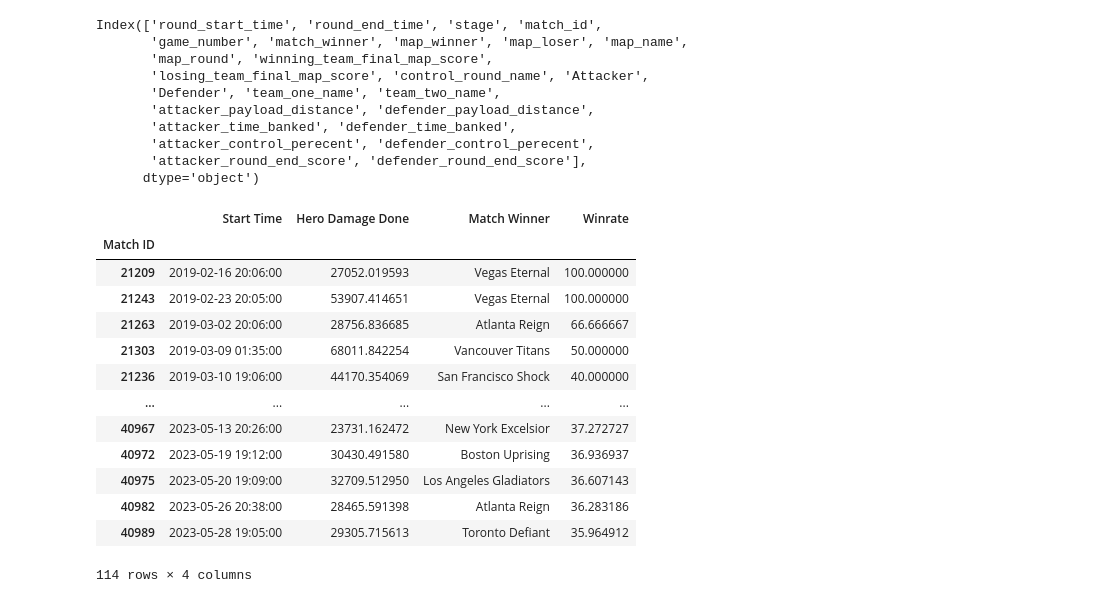
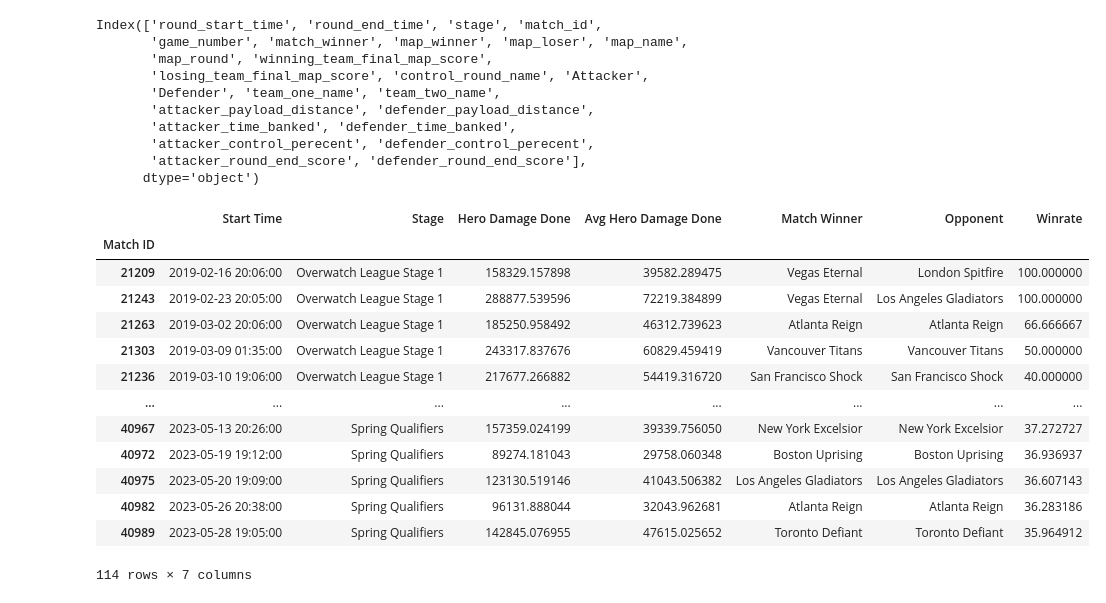
Before and after one commit to antaww/Overgraph, a Jupyter notebook: src/owl.ipynb, the cells around one changed output. Saved outputs shown, nothing was run; the diff lists cells and outputs as text; code cells hidden in the pictures.

Commit message:
feat(streamlit): Team profile page v2.

```diff
--- a/src/owl.ipynb
+++ b/src/owl.ipynb
@@ -210,12 +210,32 @@ Index(['round_start_time', 'round_end_time', 'stage', 'match_id',
       dtype='object')
 # %%
 # |export
-def team_evolution(team: str, stat: str) -> pd.DataFrame:
+def get_team_profile(team: str, stat: str, stage: str = None) -> pd.DataFrame:
     result = df[df['team'] == team]
     result = result[result['stat'] == stat]
     result = result[result['hero'] == 'All Heroes']
-    result = result.groupby(['match_id', 'start_time'])['stat_amount'].sum()
-    result = result.to_frame().reset_index().merge(map_stats[['match_id', 'match_winner']], on='match_id')
+    if stage:
+        print('stage filter')
+        result = result[result['stage'] == stage]
+    # sum of every stat_amount for the same match_id
+    stat_result = result.groupby(['match_id'])['stat_amount'].sum()
+    # before calculating the avg_stat, sum the stat_amount for the same match_id and same start_time
+    # example:  3 differents start_time & 1 match_id, the mean will be the sum of the 3 stat_amount divided by 3
+    total_stat_amount = result.groupby(['match_id', 'start_time'])['stat_amount'].sum()
+    # get the number of start_time for the same match_id
+    number_of_start_time_per_match = total_stat_amount.groupby(['match_id']).count()
+    # calculate the avg_stat
+    avg_stat = total_stat_amount.groupby(['match_id']).sum() / number_of_start_time_per_match
+    result['stat_match_total'] = result['match_id'].apply(lambda x: stat_result[x])
+    result['avg_stat'] = result['match_id'].apply(lambda x: avg_stat[x])
+    # make every value of stat_match_total in stat_amount
+    result['stat_amount'] = result['stat_match_total']
+    result = result.drop(columns=['stat_match_total'])
+    result = result.reset_index().merge(
+        map_stats[['match_id', 'match_winner', 'team_one_name', 'team_two_name']], on='match_id')
+    result['opponent'] = result['team_one_name']
+    result['opponent'] = result['opponent'].where(result['team_one_name'] != team, result['team_two_name'])
+    result = result.drop(columns=['team_one_name', 'team_two_name'])
     result = result.drop_duplicates(subset='match_id')
     result = result.set_index('match_id')
     result['start_time'] = result['start_time'].str.replace(' UTC', '')
@@ -233,28 +253,31 @@ def team_evolution(team: str, stat: str) -> pd.DataFrame:
             loss += 1
         result.loc[match, 'winrate'] = win / (win + loss) * 100
 
+    # delete useless columns
+    result = result.drop(columns=['index', 'stat', 'map_type', 'map', 'player', 'hero', 'team'])
+
     result.rename(
-        columns={'start_time': 'Start Time', 'stat_amount': stat, 'match_winner': 'Match Winner', 'winrate': 'Winrate'},
+        columns={'start_time': 'Start Time', 'stat_amount': stat, 'match_winner': 'Match Winner', 'winrate': 'Winrate', 'opponent': 'Opponent', 'stage': 'Stage', 'avg_stat': f'Avg {stat}'},
         inplace=True)
     result.index.name = 'Match ID'
     return result
 # %%
-team_evolution('Vegas Eternal', 'Hero Damage Done')
+get_team_profile('Vegas Eternal', 'Hero Damage Done')
 # %% [output]
-|  | Start Time | Hero Damage Done | Match Winner | Winrate |
-| Match ID |  |  |  |  |
-| 21209 | 2019-02-16 20:06:00 | 27052.019593 | Vegas Eternal | 100.000000 |
-| 21243 | 2019-02-23 20:05:00 | 53907.414651 | Vegas Eternal | 100.000000 |
-| 21263 | 2019-03-02 20:06:00 | 28756.836685 | Atlanta Reign | 66.666667 |
-| 21303 | 2019-03-09 01:35:00 | 68011.842254 | Vancouver Titans | 50.000000 |
-| 21236 | 2019-03-10 19:06:00 | 44170.354069 | San Francisco Shock | 40.000000 |
-| ... | ... | ... | ... | ... |
-| 40967 | 2023-05-13 20:26:00 | 23731.162472 | New York Excelsior | 37.272727 |
-| 40972 | 2023-05-19 19:12:00 | 30430.491580 | Boston Uprising | 36.936937 |
-| 40975 | 2023-05-20 19:09:00 | 32709.512950 | Los Angeles Gladiators | 36.607143 |
-| 40982 | 2023-05-26 20:38:00 | 28465.591398 | Atlanta Reign | 36.283186 |
-| 40989 | 2023-05-28 19:05:00 | 29305.715613 | Toronto Defiant | 35.964912 |
+|  | Start Time | Stage | Hero Damage Done | Avg Hero Damage Done | Match Winner | Opponent | Winrate |
+| Match ID |  |  |  |  |  |  |  |
+| 21209 | 2019-02-16 20:06:00 | Overwatch League Stage 1 | 158329.157898 | 39582.289475 | Vegas Eternal | London Spitfire | 100.000000 |
+| 21243 | 2019-02-23 20:05:00 | Overwatch League Stage 1 | 288877.539596 | 72219.384899 | Vegas Eternal | Los Angeles Gladiators | 100.000000 |
+| 21263 | 2019-03-02 20:06:00 | Overwatch League Stage 1 | 185250.958492 | 46312.739623 | Atlanta Reign | Atlanta Reign | 66.666667 |
+| 21303 | 2019-03-09 01:35:00 | Overwatch League Stage 1 | 243317.837676 | 60829.459419 | Vancouver Titans | Vancouver Titans | 50.000000 |
+| 21236 | 2019-03-10 19:06:00 | Overwatch League Stage 1 | 217677.266882 | 54419.316720 | San Francisco Shock | San Francisco Shock | 40.000000 |
+| ... | ... | ... | ... | ... | ... | ... | ... |
+| 40967 | 2023-05-13 20:26:00 | Spring Qualifiers | 157359.024199 | 39339.756050 | New York Excelsior | New York Excelsior | 37.272727 |
+| 40972 | 2023-05-19 19:12:00 | Spring Qualifiers | 89274.181043 | 29758.060348 | Boston Uprising | Boston Uprising | 36.936937 |
+| 40975 | 2023-05-20 19:09:00 | Spring Qualifiers | 123130.519146 | 41043.506382 | Los Angeles Gladiators | Los Angeles Gladiators | 36.607143 |
+| 40982 | 2023-05-26 20:38:00 | Spring Qualifiers | 96131.888044 | 32043.962681 | Atlanta Reign | Atlanta Reign | 36.283186 |
+| 40989 | 2023-05-28 19:05:00 | Spring Qualifiers | 142845.076955 | 47615.025652 | Toronto Defiant | Toronto Defiant | 35.964912 |
-114 rows × 4 columns
+114 rows × 7 columns
 # %%
 # |export
 def get_heroes_stat(stat: str) -> pd.Series:
```
Also changed, not shown: parts of 3 cells of this notebook, 4 other files.
